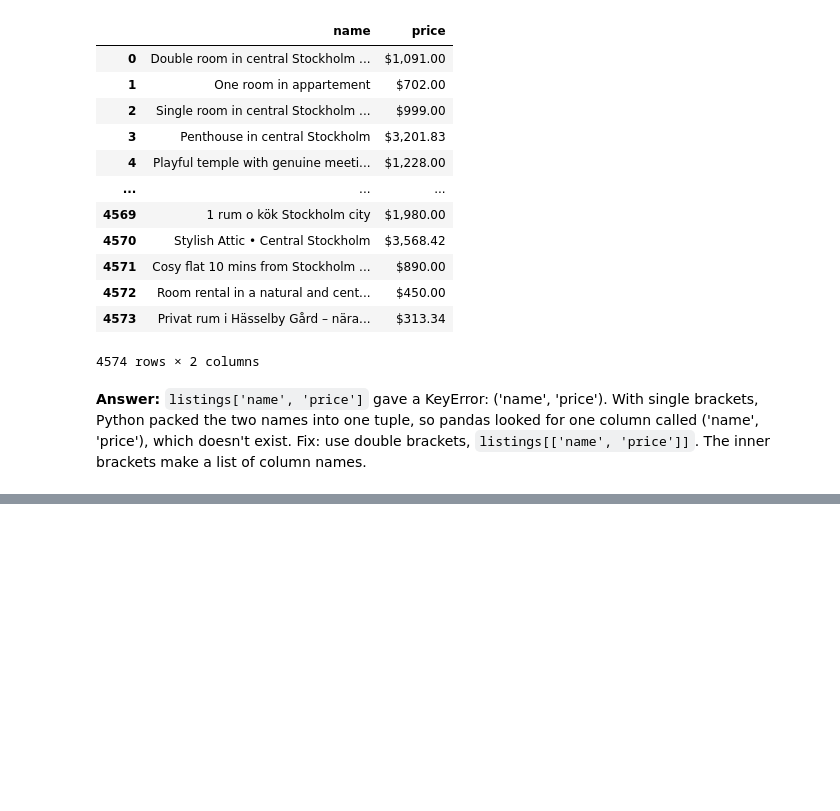
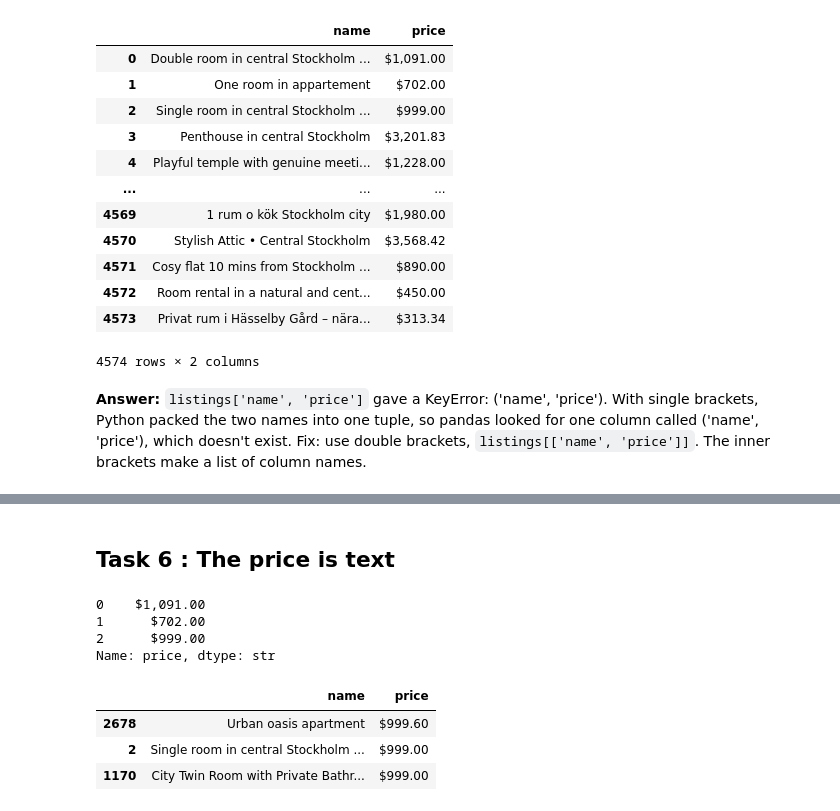
Before and after one commit to Krithika-15/Lexicon, a Jupyter notebook: Data Analysis and visualisation/lab1.ipynb, the cells around one changed output, grey strips where cells are left out. Cells and saved outputs as stored; diff of their text form; code cells hidden in the pictures; blank space fills up the shorter version.

```diff
--- a/Data Analysis and visualisation/lab1.ipynb
+++ b/Data Analysis and visualisation/lab1.ipynb
@@ -102,0 +149,16 @@ Fix: use double brackets, `listings[['name', 'price']]`. The inner brackets make
+# %% [markdown]
+## Task 6 : The price is text
+# %%
+listings["price"].head(3)
+# %% [output]
+0    $1,091.00
+1      $702.00
+2      $999.00
+Name: price, dtype: str
+# %%
+listings[['name', 'price']].sort_values('price', ascending=False).head(3)
+# %% [output]
+|  | name | price |
+| 2678 | Urban oasis apartment | $999.60 |
+| 2 | Single room in central Stockholm ... | $999.00 |
+| 1170 | City Twin Room with Private Bathr... | $999.00 |
```
Also changed, not shown: parts of 21 cells of this notebook.
